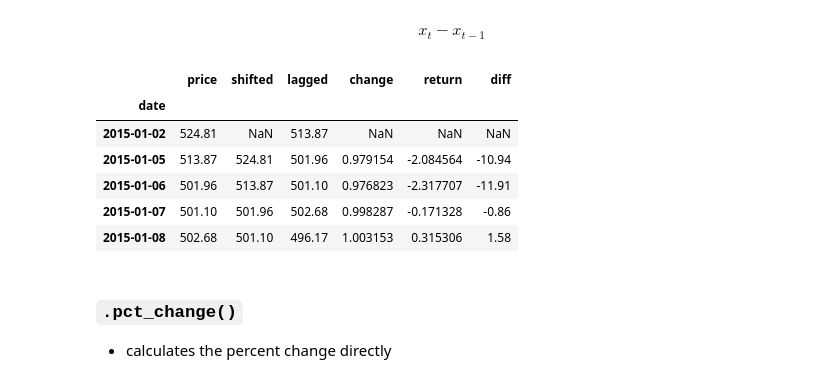
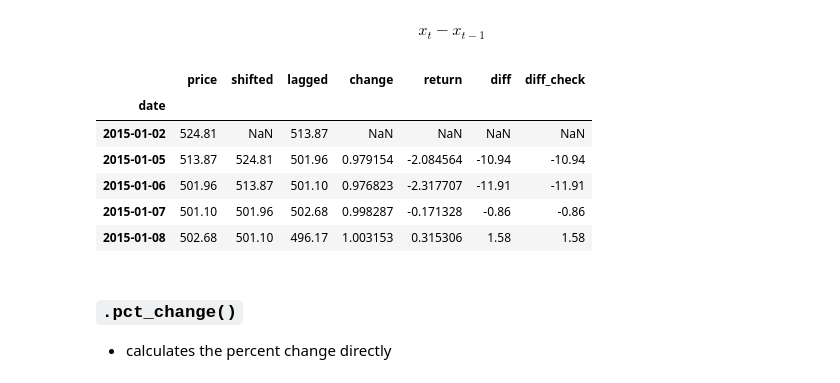
Before and after one commit to PaulToronto/DataCamp_TimeSeries, a Jupyter notebook: 01_Working_with_Time_Series_in_Pandas.ipynb, the cells around one changed output. Drawn from its saved outputs; the diff is of its cells as text; code cells hidden in the pictures.

```diff
--- a/01_Working_with_Time_Series_in_Pandas.ipynb
+++ b/01_Working_with_Time_Series_in_Pandas.ipynb
@@ -660,15 +752,16 @@ x_t - x_{t-1}
 $$
 # %%
 google['diff'] = google['price'].diff()
+google['diff_check'] = google['price'] - google['shifted']
 google.head()
 # %% [output]
-|  | price | shifted | lagged | change | return | diff |
-| date |  |  |  |  |  |  |
-| 2015-01-02 | 524.81 | NaN | 513.87 | NaN | NaN | NaN |
-| 2015-01-05 | 513.87 | 524.81 | 501.96 | 0.979154 | -2.084564 | -10.94 |
-| 2015-01-06 | 501.96 | 513.87 | 501.10 | 0.976823 | -2.317707 | -11.91 |
-| 2015-01-07 | 501.10 | 501.96 | 502.68 | 0.998287 | -0.171328 | -0.86 |
-| 2015-01-08 | 502.68 | 501.10 | 496.17 | 1.003153 | 0.315306 | 1.58 |
+|  | price | shifted | lagged | change | return | diff | diff_check |
+| date |  |  |  |  |  |  |  |
+| 2015-01-02 | 524.81 | NaN | 513.87 | NaN | NaN | NaN | NaN |
+| 2015-01-05 | 513.87 | 524.81 | 501.96 | 0.979154 | -2.084564 | -10.94 | -10.94 |
+| 2015-01-06 | 501.96 | 513.87 | 501.10 | 0.976823 | -2.317707 | -11.91 | -11.91 |
+| 2015-01-07 | 501.10 | 501.96 | 502.68 | 0.998287 | -0.171328 | -0.86 | -0.86 |
+| 2015-01-08 | 502.68 | 501.10 | 496.17 | 1.003153 | 0.315306 | 1.58 | 1.58 |
 # %% [markdown]
 ### `.pct_change()`
 
```
Also changed, not shown: parts of 26 cells of this notebook.
